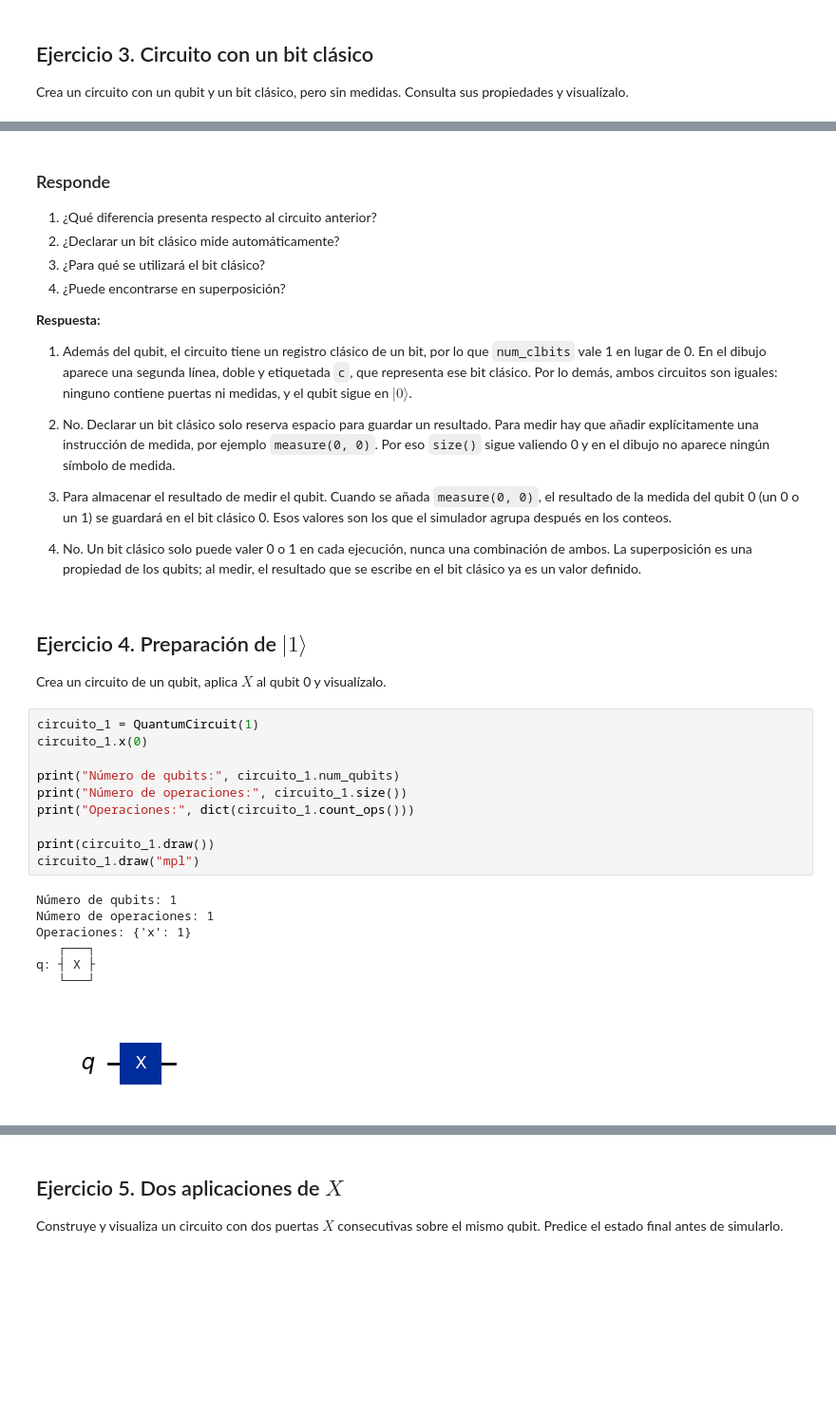
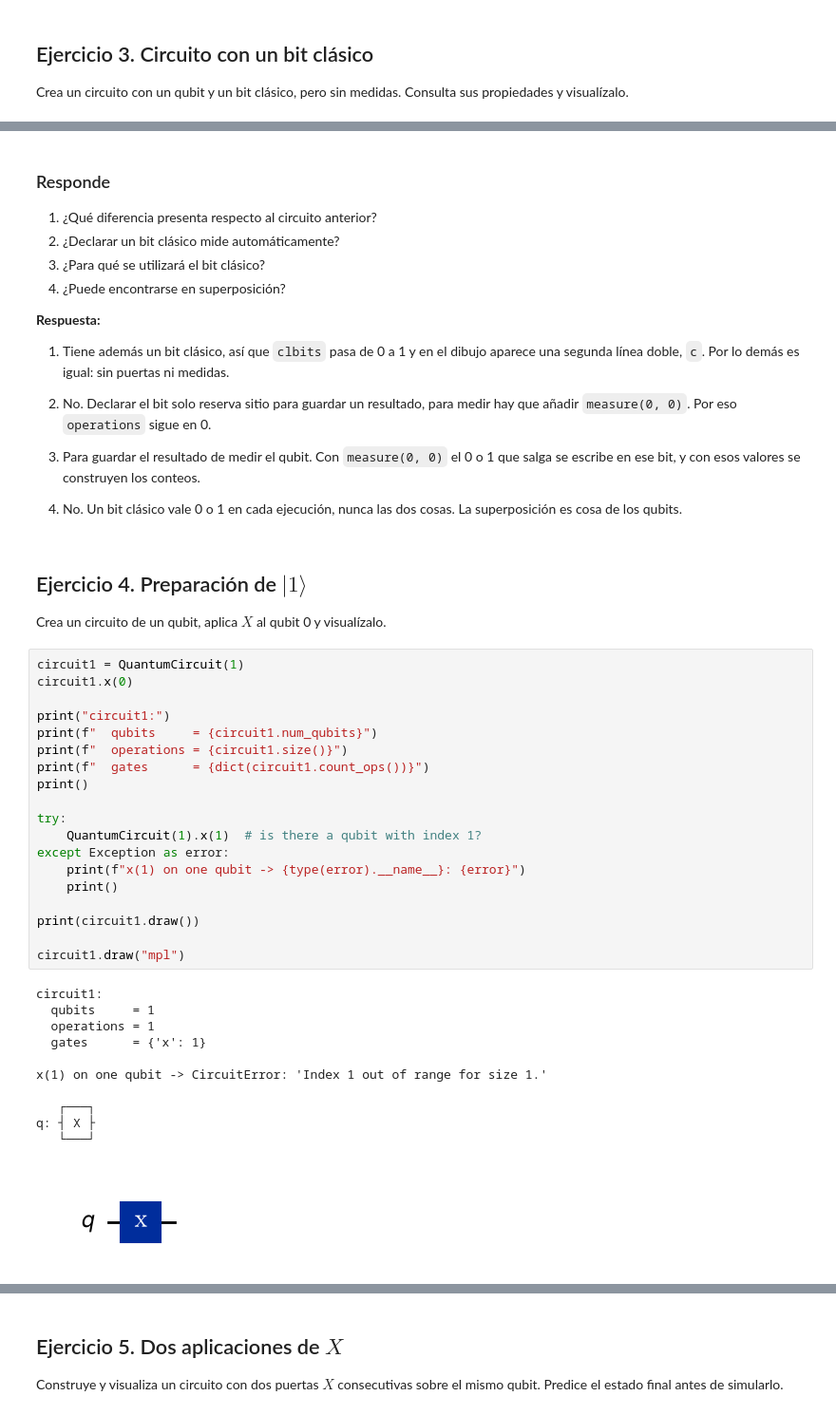
Before and after one commit to SashVqz/cocu, a Jupyter notebook: tema2/practica01.ipynb, the cells around one changed output, grey strips where cells are left out. Shown at 95% size. Drawn from its saved outputs; the diff is of its cells as text; blank space fills up the shorter version.

```diff
--- a/tema2/practica01.ipynb
+++ b/tema2/practica01.ipynb
@@ -153,35 +198,48 @@ c: 1/
 
 **Respuesta:**
 
-1. Además del qubit, el circuito tiene un registro clásico de un bit, por lo que `num_clbits` vale 1 en lugar de 0. En el dibujo aparece una segunda línea, doble y etiquetada `c`, que representa ese bit clásico. Por lo demás, ambos circuitos son iguales: ninguno contiene puertas ni medidas, y el qubit sigue en $|0\rangle$.
+1. Tiene además un bit clásico, así que `clbits` pasa de 0 a 1 y en el dibujo aparece una segunda línea doble, `c`. Por lo demás es igual: sin puertas ni medidas.
 
-2. No. Declarar un bit clásico solo reserva espacio para guardar un resultado. Para medir hay que añadir explícitamente una instrucción de medida, por ejemplo `measure(0, 0)`. Por eso `size()` sigue valiendo 0 y en el dibujo no aparece ningún símbolo de medida.
+2. No. Declarar el bit solo reserva sitio para guardar un resultado, para medir hay que añadir `measure(0, 0)`. Por eso `operations` sigue en 0.
 
-3. Para almacenar el resultado de medir el qubit. Cuando se añada `measure(0, 0)`, el resultado de la medida del qubit 0 (un 0 o un 1) se guardará en el bit clásico 0. Esos valores son los que el simulador agrupa después en los conteos.
+3. Para guardar el resultado de medir el qubit. Con `measure(0, 0)` el 0 o 1 que salga se escribe en ese bit, y con esos valores se construyen los conteos.
 
-4. No. Un bit clásico solo puede valer 0 o 1 en cada ejecución, nunca una combinación de ambos. La superposición es una propiedad de los qubits; al medir, el resultado que se escribe en el bit clásico ya es un valor definido.
+4. No. Un bit clásico vale 0 o 1 en cada ejecución, nunca las dos cosas. La superposición es cosa de los qubits.
 # %% [markdown]
 ## Ejercicio 4. Preparación de $|1\rangle$
 
 Crea un circuito de un qubit, aplica $X$ al qubit 0 y visualízalo.
-# %%
-circuito_1 = QuantumCircuit(1)
-circuito_1.x(0)
-
-print("Número de qubits:", circuito_1.num_qubits)
-print("Número de operaciones:", circuito_1.size())
-print("Operaciones:", dict(circuito_1.count_ops()))
-
-print(circuito_1.draw())
-circuito_1.draw("mpl")
-# %% [output]
-Número de qubits: 1
-Número de operaciones: 1
-Operaciones: {'x': 1}
-   ┌───┐
-q: ┤ X ├
-   └───┘
-[figure, removed]
+# %%
+circuit1 = QuantumCircuit(1)
+circuit1.x(0)
+
+print("circuit1:")
+print(f"  qubits     = {circuit1.num_qubits}")
+print(f"  operations = {circuit1.size()}")
+print(f"  gates      = {dict(circuit1.count_ops())}")
+print()
+
+try:
+    QuantumCircuit(1).x(1)  # is there a qubit with index 1?
+except Exception as error:
+    print(f"x(1) on one qubit -> {type(error).__name__}: {error}")
+    print()
+
+print(circuit1.draw())
+
+circuit1.draw("mpl")
+# %% [output]
+circuit1:
+  qubits     = 1
+  operations = 1
+  gates      = {'x': 1}
+
+x(1) on one qubit -> CircuitError: 'Index 1 out of range for size 1.'
+
+   ┌───┐
+q: ┤ X ├
+   └───┘
+[figure, added]
 # %% [markdown]
 ### Responde
 
```
Also changed, not shown: parts of 90 cells of this notebook, 4 other files.
